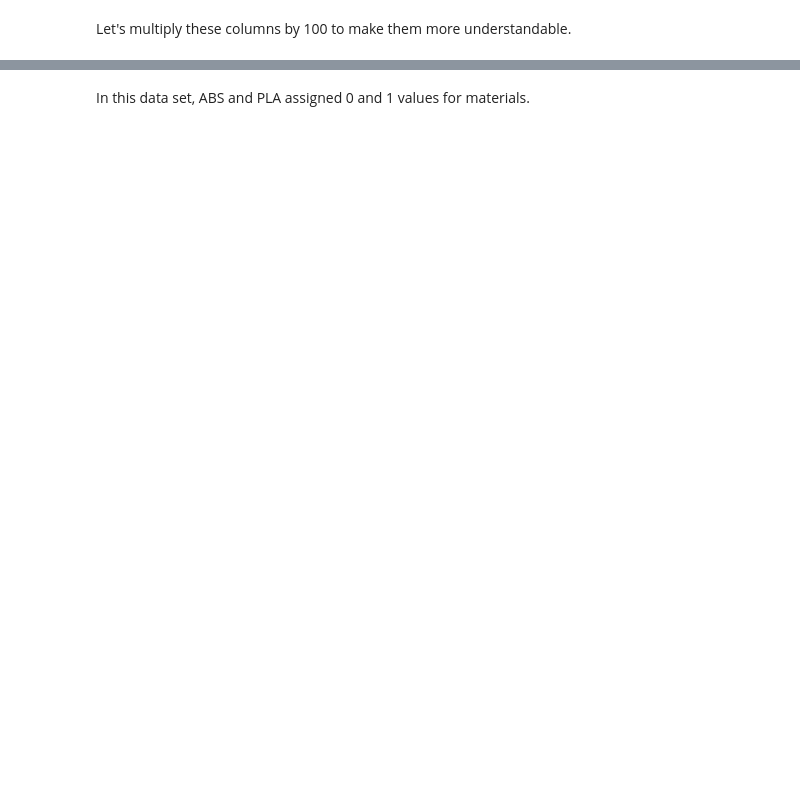
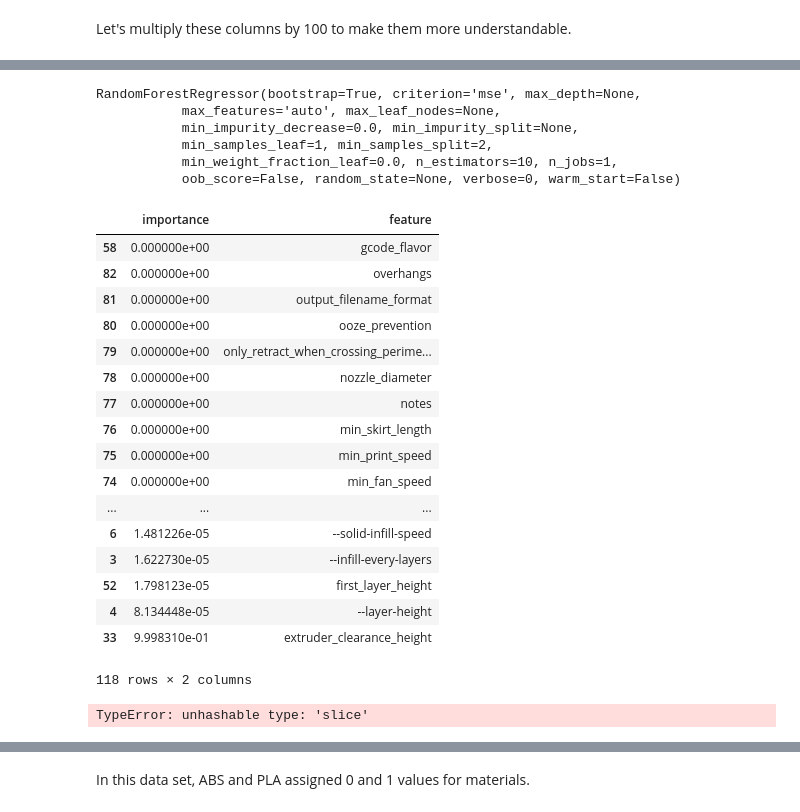
Before and after one commit to wilsonify/Opti3D, a Jupyter notebook: 3dprinter.ipynb, the cells around one changed output, grey strips where cells are left out. Saved outputs shown, nothing was run; the diff lists cells and outputs as text; code cells hidden in the pictures; blank space fills up the shorter version.

```diff
--- a/3dprinter.ipynb
+++ b/3dprinter.ipynb
@@ -174,3 +173,46 @@ TypeError: scatter() missing 2 required positional arguments: 'x' and 'y'
+# %%
+regressor_rf.fit(x_numeric.dropna(1),y)
+# %% [output]
+RandomForestRegressor(bootstrap=True, criterion='mse', max_depth=None,
+           max_features='auto', max_leaf_nodes=None,
+           min_impurity_decrease=0.0, min_impurity_split=None,
+           min_samples_leaf=1, min_samples_split=2,
+           min_weight_fraction_leaf=0.0, n_estimators=10, n_jobs=1,
+           oob_score=False, random_state=None, verbose=0, warm_start=False)
+# %%
+feature_importance = pd.concat([pd.Series(regressor_rf.feature_importances_,name='importance'),
+                                pd.Series(x.columns,name='feature')
+                               ],axis=1
+                              ).sort_values('importance')
+# %%
+feature_importance.dropna()
+# %% [output]
+|  | importance | feature |
+| 58 | 0.000000e+00 | gcode_flavor |
+| 82 | 0.000000e+00 | overhangs |
+| 81 | 0.000000e+00 | output_filename_format |
+| 80 | 0.000000e+00 | ooze_prevention |
+| 79 | 0.000000e+00 | only_retract_when_crossing_perime... |
+| 78 | 0.000000e+00 | nozzle_diameter |
+| 77 | 0.000000e+00 | notes |
+| 76 | 0.000000e+00 | min_skirt_length |
+| 75 | 0.000000e+00 | min_print_speed |
+| 74 | 0.000000e+00 | min_fan_speed |
+| ... | ... | ... |
+| 6 | 1.481226e-05 | --solid-infill-speed |
+| 3 | 1.622730e-05 | --infill-every-layers |
+| 52 | 1.798123e-05 | first_layer_height |
+| 4 | 8.134448e-05 | --layer-height |
+| 33 | 9.998310e-01 | extruder_clearance_height |
+118 rows × 2 columns
+# %%
+feature_importance.plot.barh(x='feature',
+                             y='importance',
+                             color='grey',
+                             legend=False
+                            )
+# %% [output]
+TypeError: unhashable type: 'slice'
 # %%
 data.layer_height = data.layer_height*100
 data.elongation = data.elongation*100
```
Also changed, not shown: parts of 23 cells of this notebook, 3 other files.
